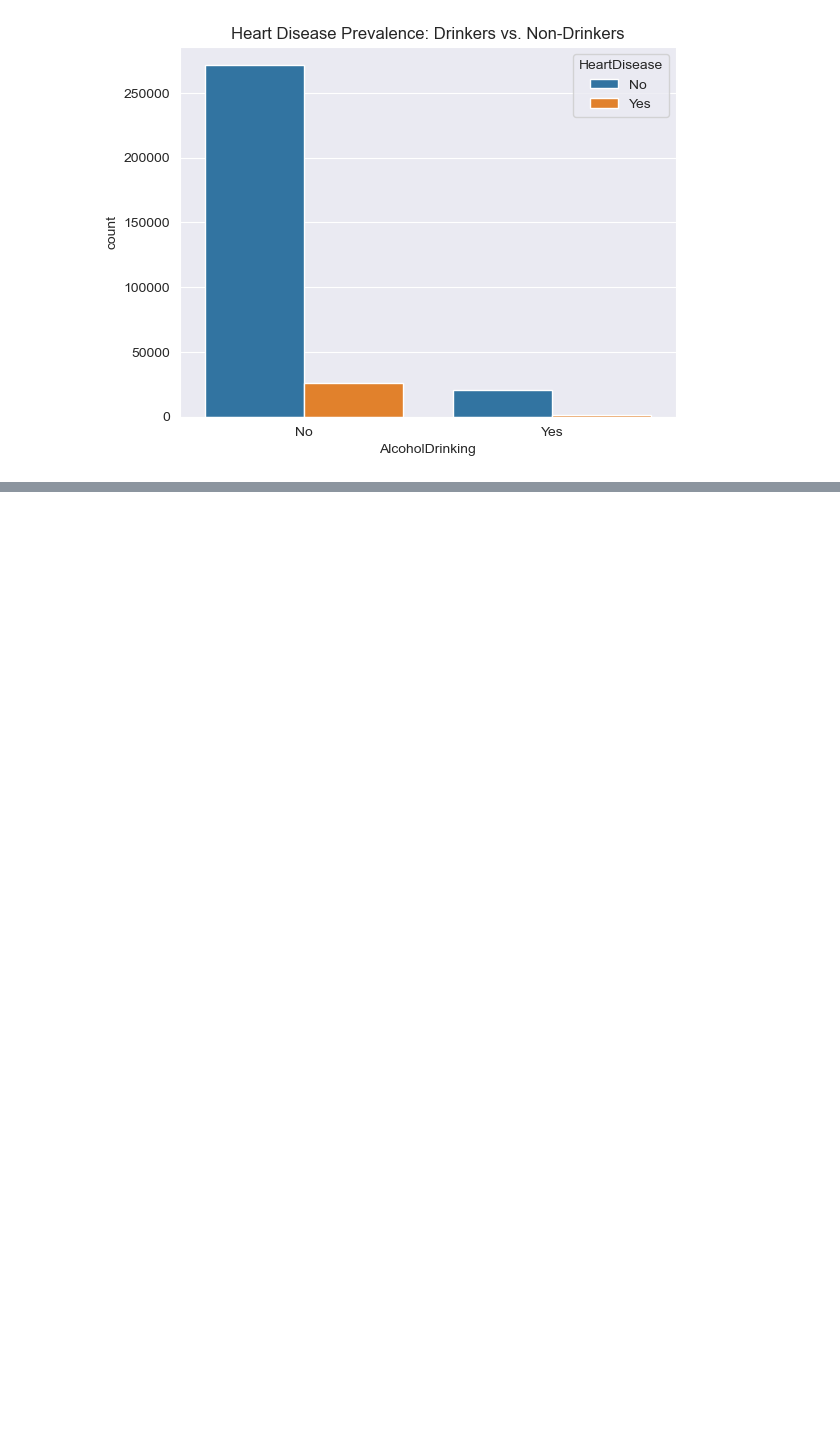
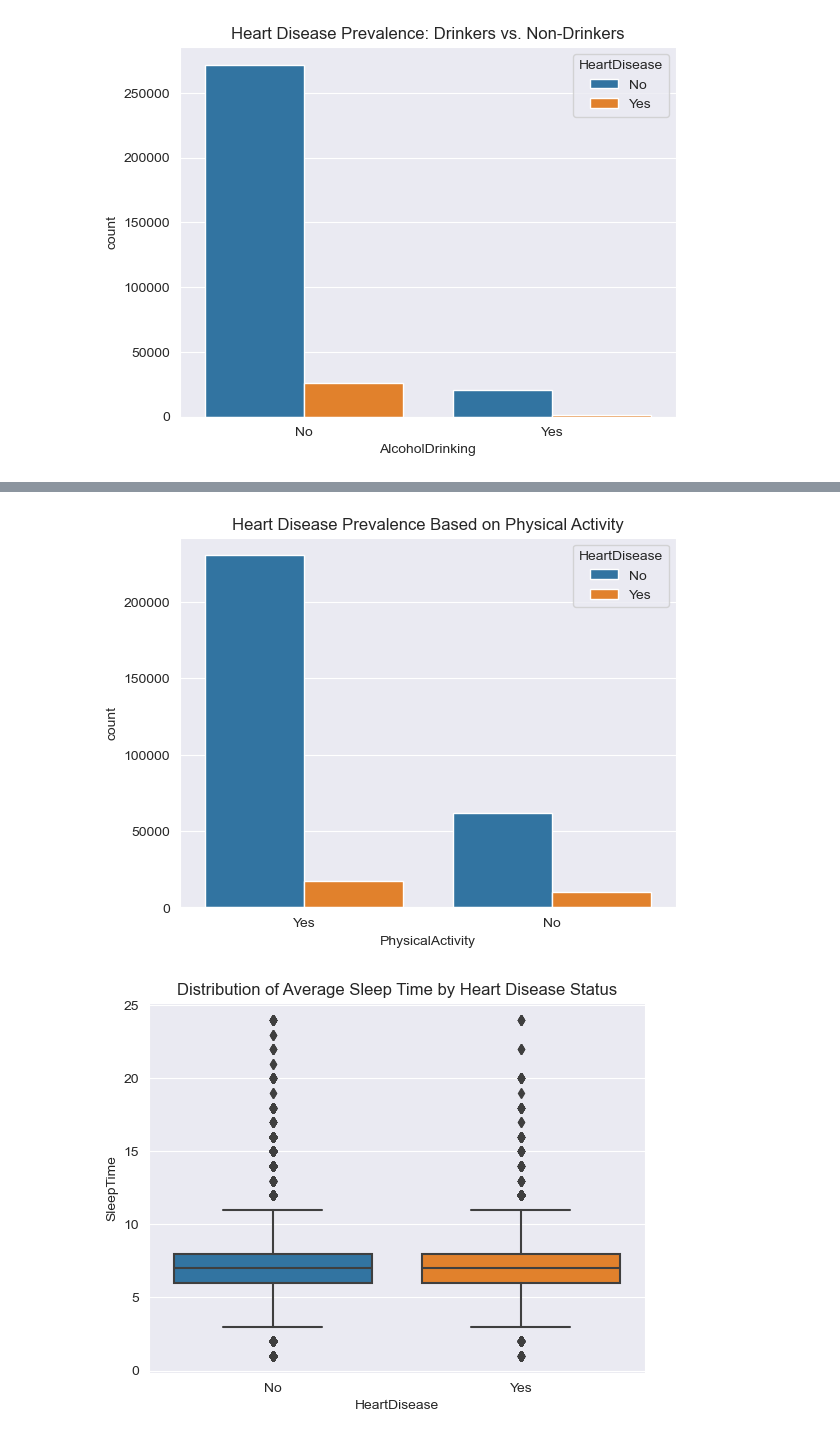
Before and after one commit to ronydebnath/STDS-15, a Jupyter notebook: AT_2B.ipynb, the cells around one changed output, grey strips where cells are left out. Cells and saved outputs as stored; diff of their text form; code cells hidden in the pictures; blank space fills up the shorter version.

```diff
--- a/AT_2B.ipynb
+++ b/AT_2B.ipynb
@@ -92,0 +141,13 @@ plt.show()
+# %%
+# Heart disease prevalence based on physical activity
+sns.countplot(x='PhysicalActivity', hue='HeartDisease', data=df)
+plt.title('Heart Disease Prevalence Based on Physical Activity')
+plt.show()
+
+# Distribution of sleep time by heart disease status
+sns.boxplot(x='HeartDisease', y='SleepTime', data=df)
+plt.title('Distribution of Average Sleep Time by Heart Disease Status')
+plt.show()
+# %% [output]
+[figure, added]
+[figure, added]
```
Also changed, not shown: parts of 14 cells of this notebook.
